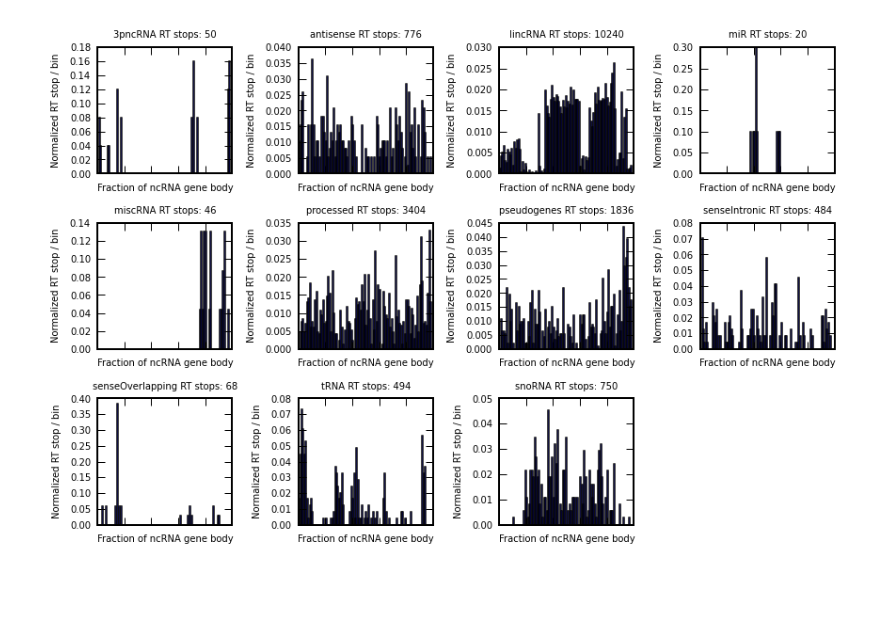
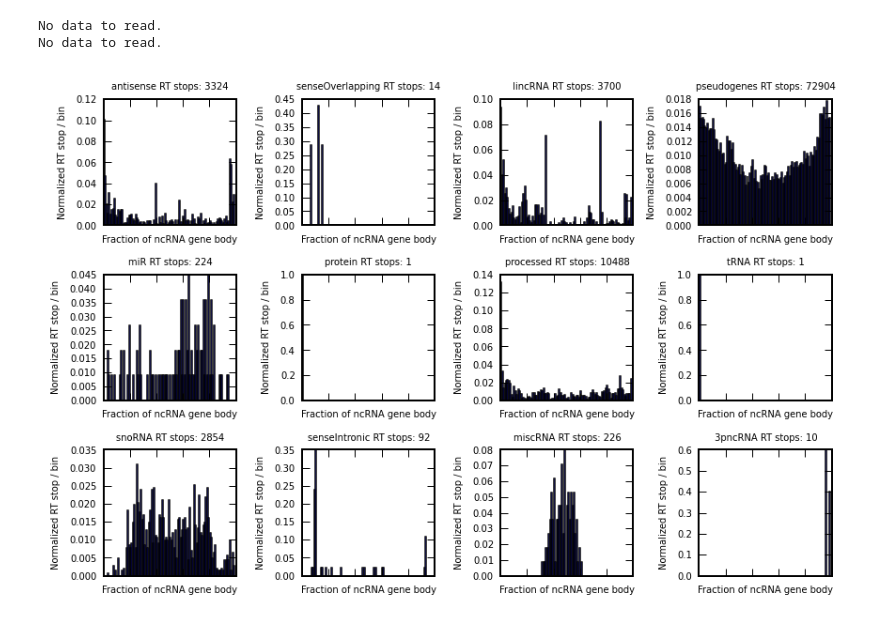
Before and after one commit to lmart999/Sandbox, a Jupyter notebook: fast_iCLIP.ipynb, the cells around one changed output. Saved outputs shown, nothing was run; the diff lists cells and outputs as text; code cells hidden in the pictures; blank space fills up the shorter version.

```diff
--- a/fast_iCLIP.ipynb
+++ b/fast_iCLIP.ipynb
@@ -21,6 +19,6 @@ matplotlib.rcParams['savefig.dpi'] = 2 * matplotlib.rcParams['savefig.dpi']
 # - Sample name to process  -
 
 global outfilepath
-sampleName='hnrnpc'
+sampleName='ddx3wtv2'
 outfilepath=os.getcwd() + '/results/%s/'%sampleName
 # %% [markdown]
@@ -734,33 +736,33 @@ for i in range(0,len(genePositionFiles)):
             clusterCenterPoint=np.zeros([data.shape[0],1])
             clusterCenterPoint=np.mean(data[:,[2,3]],axis=1)
             clusterCenterPoint=np.around(clusterCenterPoint,0)
             # Subtract cluster center from the gene start coordinate, and divide by gene length
             temp1=np.subtract(np.transpose(data[:,[0]]),clusterCenterPoint) # Must correct dimentions for row-wise subtraction
             temp2=np.transpose(np.subtract(data[:,[0]],data[:,[1]]))
             percentage=np.absolute(np.divide(temp1,temp2))
             percentage[percentage > 1]=1
         except:
             print "No data to read."
             percentage=np.zeros(1)
-        # Save array as a column vector
-        np.savetxt(allReadCounts,percentage,delimiter='\t',fmt="%s")
 
         # Make subplot
         plt.subplot(3,4,j)
         bins=np.arange(0,1,0.01)
         hist,bins=np.histogram(percentage,bins=bins)
         # Noramlize histogram by total number of RT stops for the given ncRNA
         hist=np.array(hist/float(percentage.size),dtype=float)
         width=0.7*(bins[1]-bins[0])
         center=(bins[:-1] + bins[1:])/2
         plt.xlabel('Fraction of ncRNA gene body',fontsize=5)
         plt.ylabel('Normalized RT stop / bin',fontsize=5)
         plt.bar(center,hist,align='center',width=width,color='blue',alpha=0.75)
         plt.tick_params(axis='x',labelbottom='off')
         plt.tick_params(axis='y',labelsize=5)
         plt.title(geneTypeName+' RT stops: %s'%str(percentage.size),fontsize=5)
         plt.xlim(0,1)
         j += 1
         plt.tight_layout()
 # %% [output]
+No data to read.
+No data to read.
-[figure, old version]
+[figure, new version]
```
Also changed, not shown: parts of 58 cells of this notebook, 2 other files.
